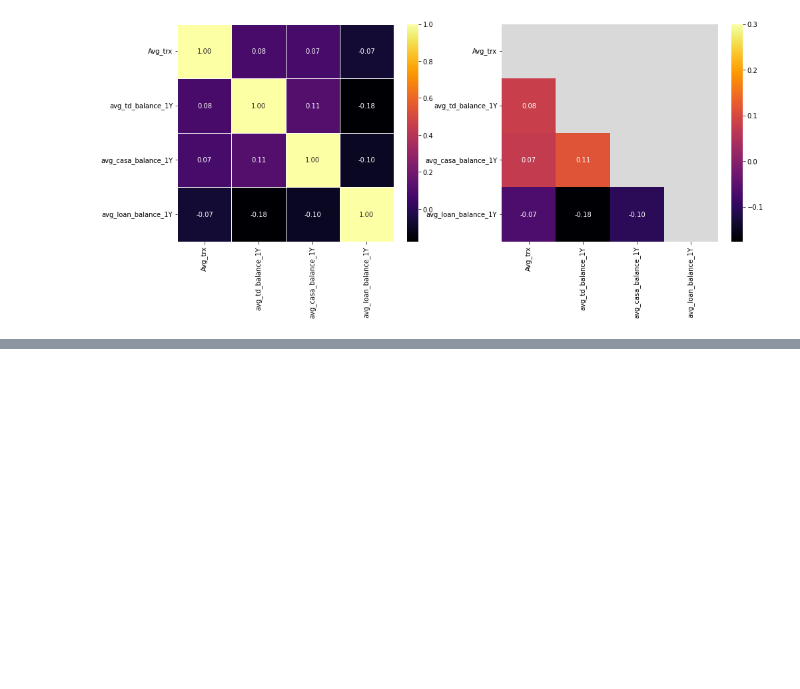
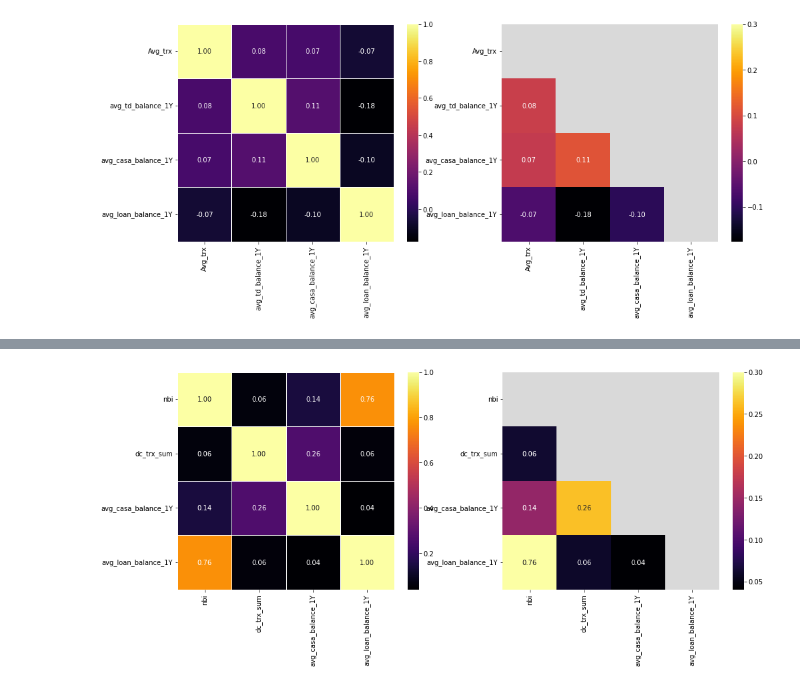
Before and after one commit to pavtens/train, a Jupyter notebook: homework_3.ipynb, the cells around one changed output, grey strips where cells are left out. Cells and saved outputs as stored; diff of their text form; code cells hidden in the pictures; blank space fills up the shorter version.

```diff
--- a/homework_3.ipynb
+++ b/homework_3.ipynb
@@ -521,0 +555,13 @@ plt.show();
+# %%
+corr = items.corr()
+
+fig, (ax1, ax2)= plt.subplots(1,2, figsize=(16,6))
+sns.heatmap(corr, annot=True, fmt='.2f',linewidths=.5, cmap="inferno", ax=ax1)
+
+mask = np.zeros_like(corr)
+
+mask[np.triu_indices_from(mask)] = True
+sns.heatmap(corr, mask=mask, vmax=.3, annot=True, fmt='.2f', cmap="inferno", ax=ax2)
+plt.show();
+# %% [output]
+[figure, added]
```
Also changed, not shown: parts of 4 cells of this notebook.
